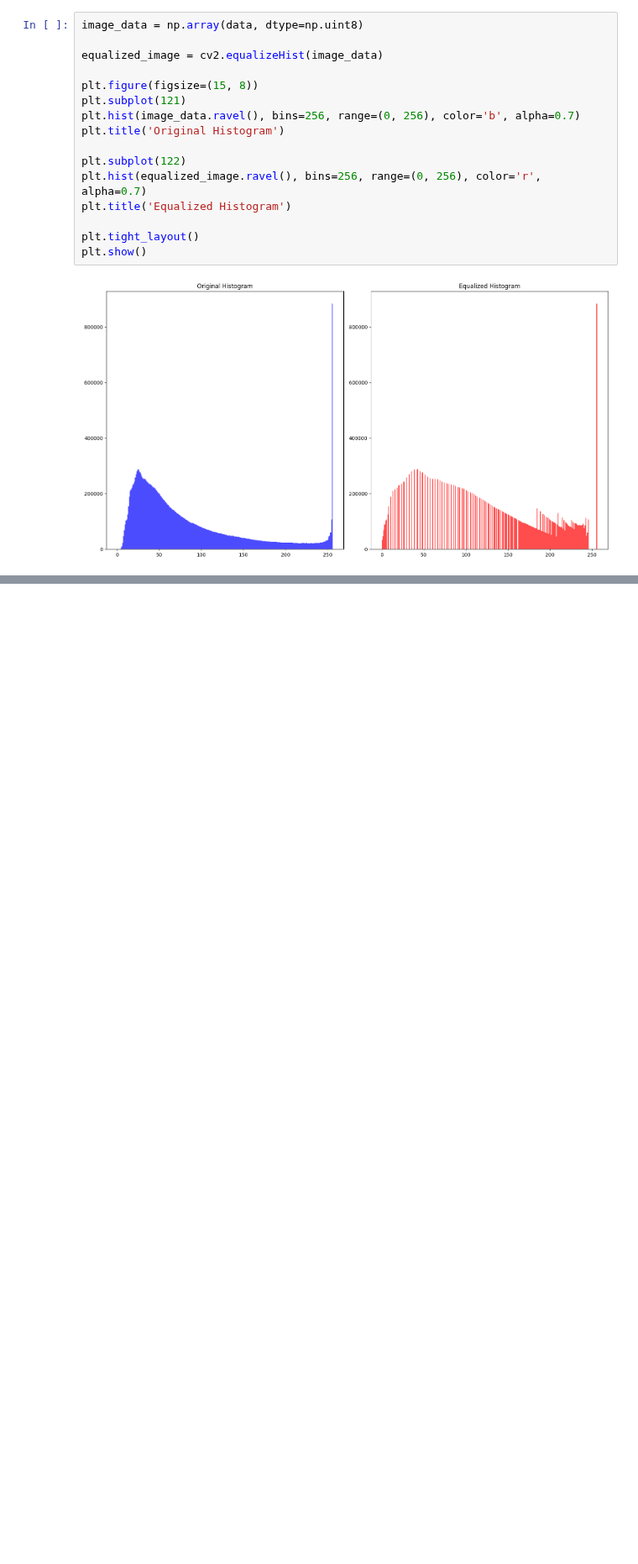
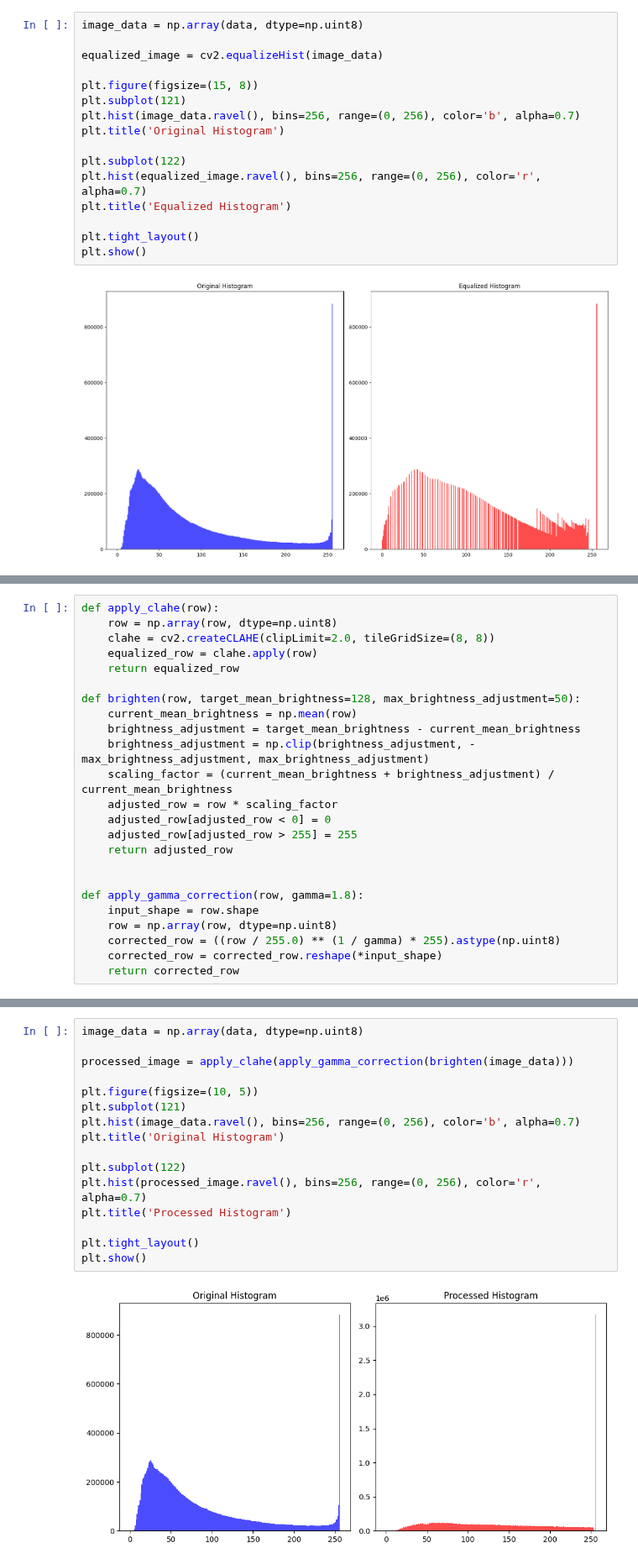
Before and after one commit to Suhail270/DMML, a Jupyter notebook: Coursework/Part 1/testing.ipynb, the cells around one changed output, grey strips where cells are left out. Shown at 84% size. Drawn from its saved outputs; the diff is of its cells as text; blank space fills up the shorter version.

```diff
--- a/Coursework/Part 1/testing.ipynb
+++ b/Coursework/Part 1/testing.ipynb
@@ -113,0 +93,24 @@ df_equalized = x_copy.apply(apply_clahe, axis=1)
+# %%
+def apply_clahe(row):
+    row = np.array(row, dtype=np.uint8)
+    clahe = cv2.createCLAHE(clipLimit=2.0, tileGridSize=(8, 8))
+    equalized_row = clahe.apply(row)
+    return equalized_row
+
+def brighten(row, target_mean_brightness=128, max_brightness_adjustment=50):
+    current_mean_brightness = np.mean(row)
+    brightness_adjustment = target_mean_brightness - current_mean_brightness
+    brightness_adjustment = np.clip(brightness_adjustment, -max_brightness_adjustment, max_brightness_adjustment)
+    scaling_factor = (current_mean_brightness + brightness_adjustment) / current_mean_brightness
+    adjusted_row = row * scaling_factor
+    adjusted_row[adjusted_row < 0] = 0
+    adjusted_row[adjusted_row > 255] = 255
+    return adjusted_row
+
+
+def apply_gamma_correction(row, gamma=1.8):
+    input_shape = row.shape
+    row = np.array(row, dtype=np.uint8)
+    corrected_row = ((row / 255.0) ** (1 / gamma) * 255).astype(np.uint8)
+    corrected_row = corrected_row.reshape(*input_shape)
+    return corrected_row
@@ -141,0 +273,18 @@ x_copy.shape
+# %%
+image_data = np.array(data, dtype=np.uint8)
+
+processed_image = apply_clahe(apply_gamma_correction(brighten(image_data)))
+
+plt.figure(figsize=(10, 5))
+plt.subplot(121)
+plt.hist(image_data.ravel(), bins=256, range=(0, 256), color='b', alpha=0.7)
+plt.title('Original Histogram')
+
+plt.subplot(122)
+plt.hist(processed_image.ravel(), bins=256, range=(0, 256), color='r', alpha=0.7)
+plt.title('Processed Histogram')
+
+plt.tight_layout()
+plt.show()
+# %% [output]
+[figure, added]
```
Also changed, not shown: parts of 26 cells of this notebook, 1 other file.
